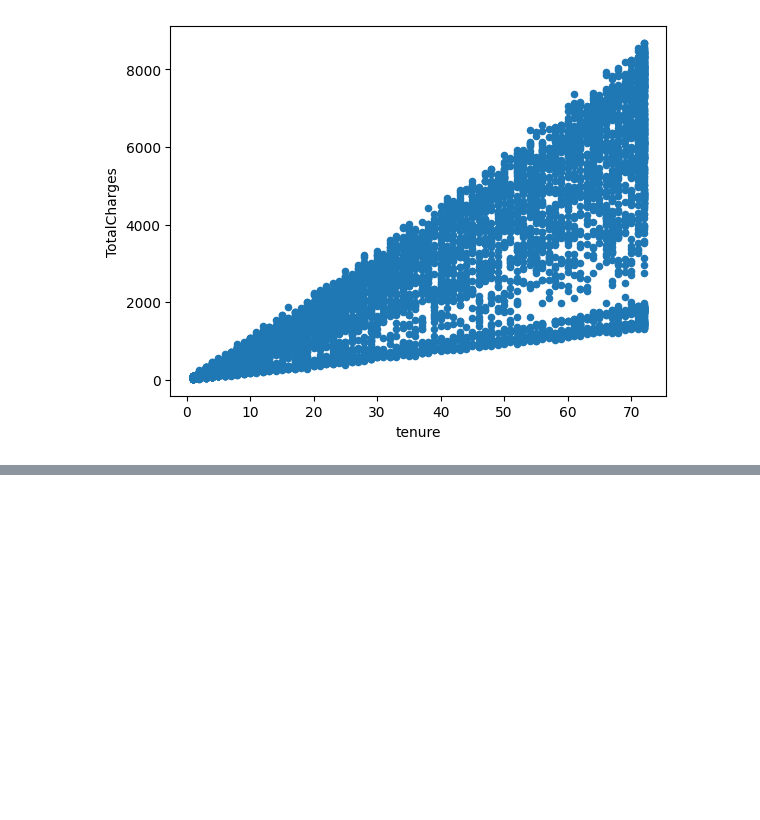
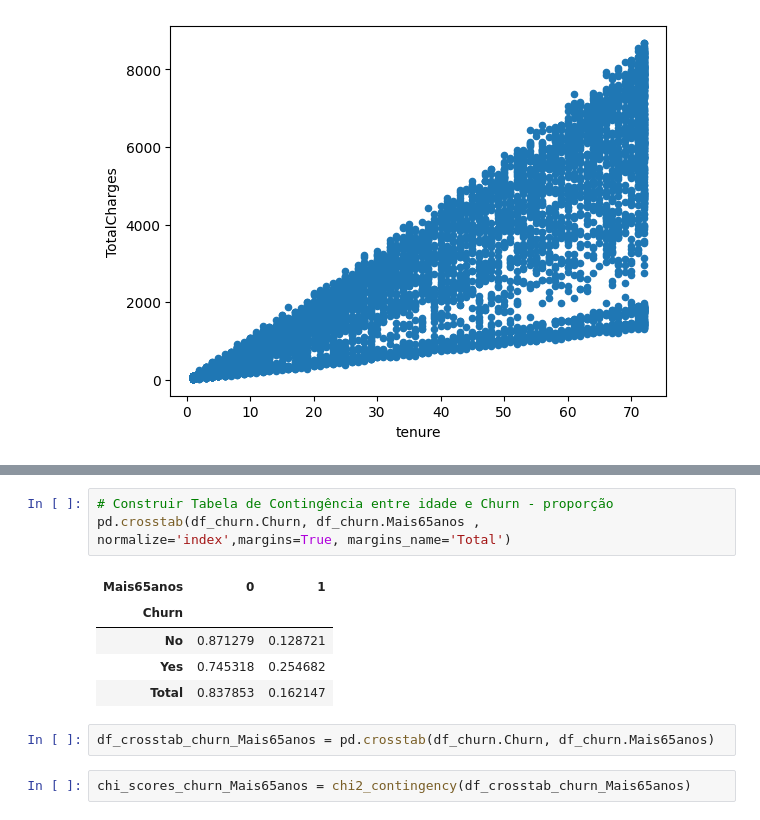
Before and after one commit to Henryque02/machine_learnig, a Jupyter notebook: eda/eda_churn.ipynb, the cells around one changed output, grey strips where cells are left out. Drawn from its saved outputs; the diff is of its cells as text; blank space fills up the shorter version.

```diff
--- a/eda/eda_churn.ipynb
+++ b/eda/eda_churn.ipynb
@@ -883,0 +888,13 @@ df_churn.plot.scatter(x='tenure',y='TotalCharges')
+# %%
+# Construir Tabela de Contingência entre idade e Churn - proporção
+pd.crosstab(df_churn.Churn, df_churn.Mais65anos , normalize='index',margins=True, margins_name='Total')
+# %% [output]
+| Mais65anos | 0 | 1 |
+| Churn |  |  |
+| No | 0.871279 | 0.128721 |
+| Yes | 0.745318 | 0.254682 |
+| Total | 0.837853 | 0.162147 |
+# %%
+df_crosstab_churn_Mais65anos = pd.crosstab(df_churn.Churn, df_churn.Mais65anos)
+# %%
+chi_scores_churn_Mais65anos = chi2_contingency(df_crosstab_churn_Mais65anos)
```
Also changed, not shown: parts of 10 cells of this notebook, 2 other files.
